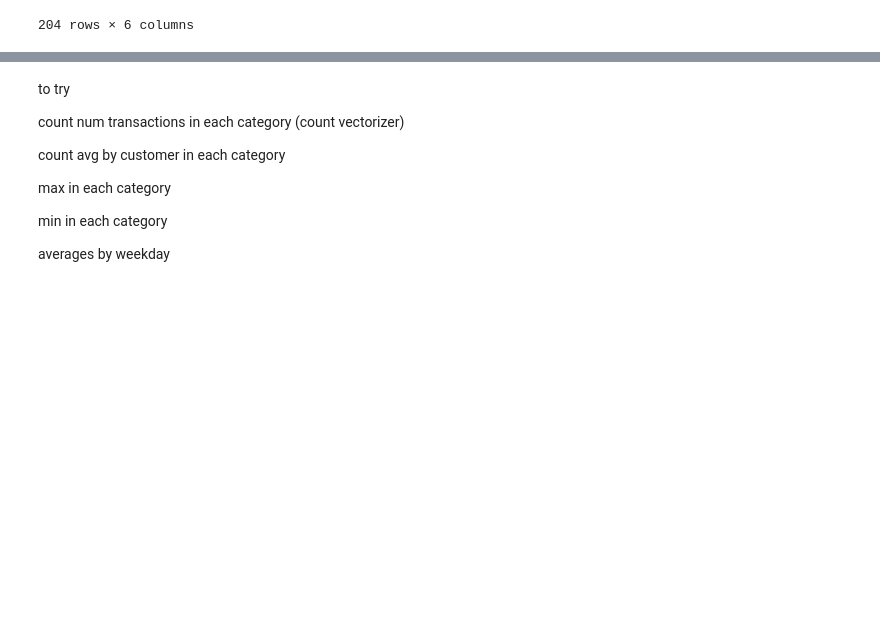
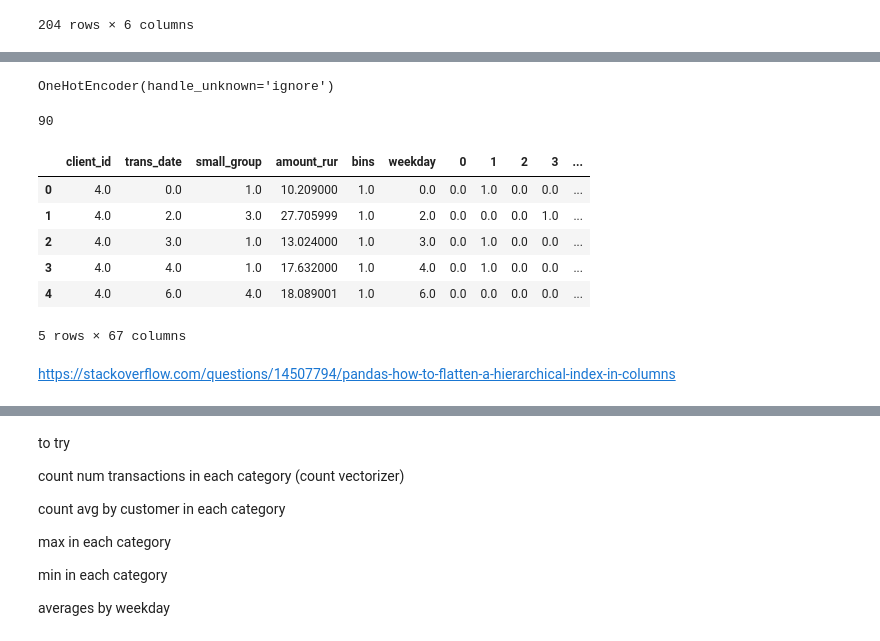
Before and after one commit to thxi/hse_embeddings, a Jupyter notebook: notebooks/EDA clusters.ipynb, the cells around one changed output, grey strips where cells are left out. Drawn from its saved outputs; the diff is of its cells as text; code cells hidden in the pictures; blank space fills up the shorter version.

```diff
--- a/notebooks/EDA clusters.ipynb
+++ b/notebooks/EDA clusters.ipynb
@@ -168,0 +181,27 @@ tmp
+# %%
+oh_enc = OneHotEncoder(handle_unknown='ignore')
+oh_enc.fit(tmp[tmp['count'] > 23829]['small_group_code'].to_numpy().reshape(-1, 1))
+# %% [output]
+OneHotEncoder(handle_unknown='ignore')
+# %%
+oh_groups = oh_enc.transform(df['small_group'].to_numpy().reshape(-1, 1)).toarray()
+# %%
+oh_groups = oh_groups.astype(np.uint8)
+# %%
+cols = list(df.columns) + list(range(oh_groups.shape[1]))
+df = pd.DataFrame(np.column_stack([df, oh_groups]), columns=cols)
+# %%
+del oh_groups
+gc.collect()
+# %% [output]
+90
+# %%
+df.head()
+# %% [output]
+|  | client_id | trans_date | small_group | amount_rur | bins | weekday | 0 | 1 | 2 | 3 | ... |
+| 0 | 4.0 | 0.0 | 1.0 | 10.209000 | 1.0 | 0.0 | 0.0 | 1.0 | 0.0 | 0.0 | ... |
+| 1 | 4.0 | 2.0 | 3.0 | 27.705999 | 1.0 | 2.0 | 0.0 | 0.0 | 0.0 | 1.0 | ... |
+| 2 | 4.0 | 3.0 | 1.0 | 13.024000 | 1.0 | 3.0 | 0.0 | 1.0 | 0.0 | 0.0 | ... |
+| 3 | 4.0 | 4.0 | 1.0 | 17.632000 | 1.0 | 4.0 | 0.0 | 1.0 | 0.0 | 0.0 | ... |
+| 4 | 4.0 | 6.0 | 4.0 | 18.089001 | 1.0 | 6.0 | 0.0 | 0.0 | 0.0 | 0.0 | ... |
+5 rows × 67 columns
@@ -168,0 +214,2 @@ tmp
+# %% [markdown]
+https://stackoverflow.com/questions/14507794/pandas-how-to-flatten-a-hierarchical-index-in-columns
```
Also changed, not shown: parts of 29 cells of this notebook.
